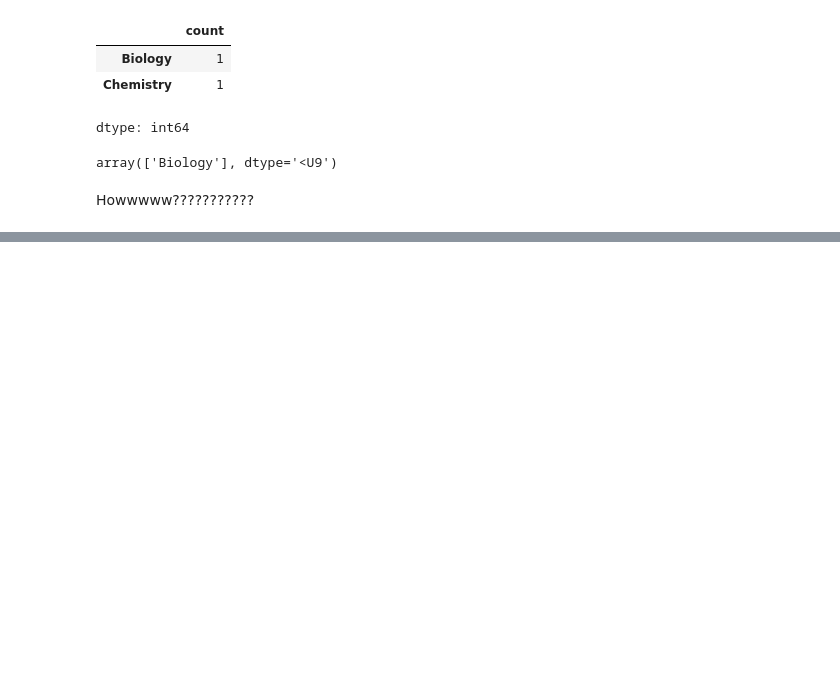
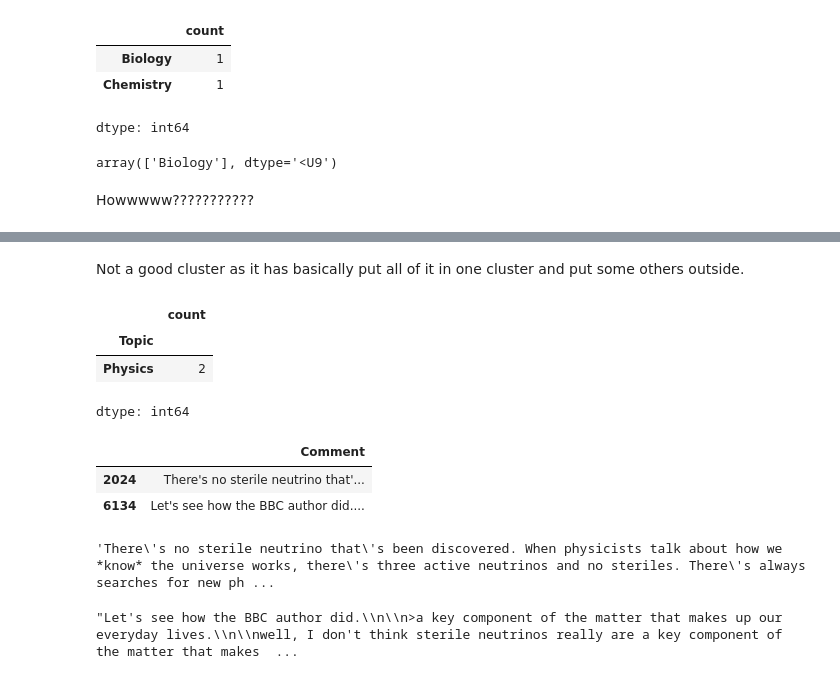
Before and after one commit to I-am-Sakthivel/phy_chem_bio, a Jupyter notebook: phy_chem_bio.ipynb, the cells around one changed output, grey strips where cells are left out. Saved outputs shown, nothing was run; the diff lists cells and outputs as text; code cells hidden in the pictures; blank space fills up the shorter version.

```diff
--- a/phy_chem_bio.ipynb
+++ b/phy_chem_bio.ipynb
@@ -800,0 +866,23 @@ Howwwww???????????
+# %% [markdown]
+Not a good cluster as it has basically put all of it in one cluster and put some others outside.
+# %%
+y_train[lbs==0].value_counts()
+# %% [output]
+|  | count |
+| Topic |  |
+| Physics | 2 |
+dtype: int64
+# %%
+X_train[lbs==0]
+# %% [output]
+|  | Comment |
+| 2024 | There's no sterile neutrino that'... |
+| 6134 | Let's see how the BBC author did.... |
+# %%
+X_train["Comment"][2024]
+# %% [output]
+'There\'s no sterile neutrino that\'s been discovered. When physicists talk about how we *know* the universe works, there\'s three active neutrinos and no steriles. There\'s always searches for new ph ...
+# %%
+X_train["Comment"][6134]
+# %% [output]
+"Let's see how the BBC author did.\\n\\n>a key component of the matter that makes up our everyday lives.\\n\\nwell, I don't think sterile neutrinos really are a key component of the matter that makes  ...
```
Also changed, not shown: parts of 19 cells of this notebook.
